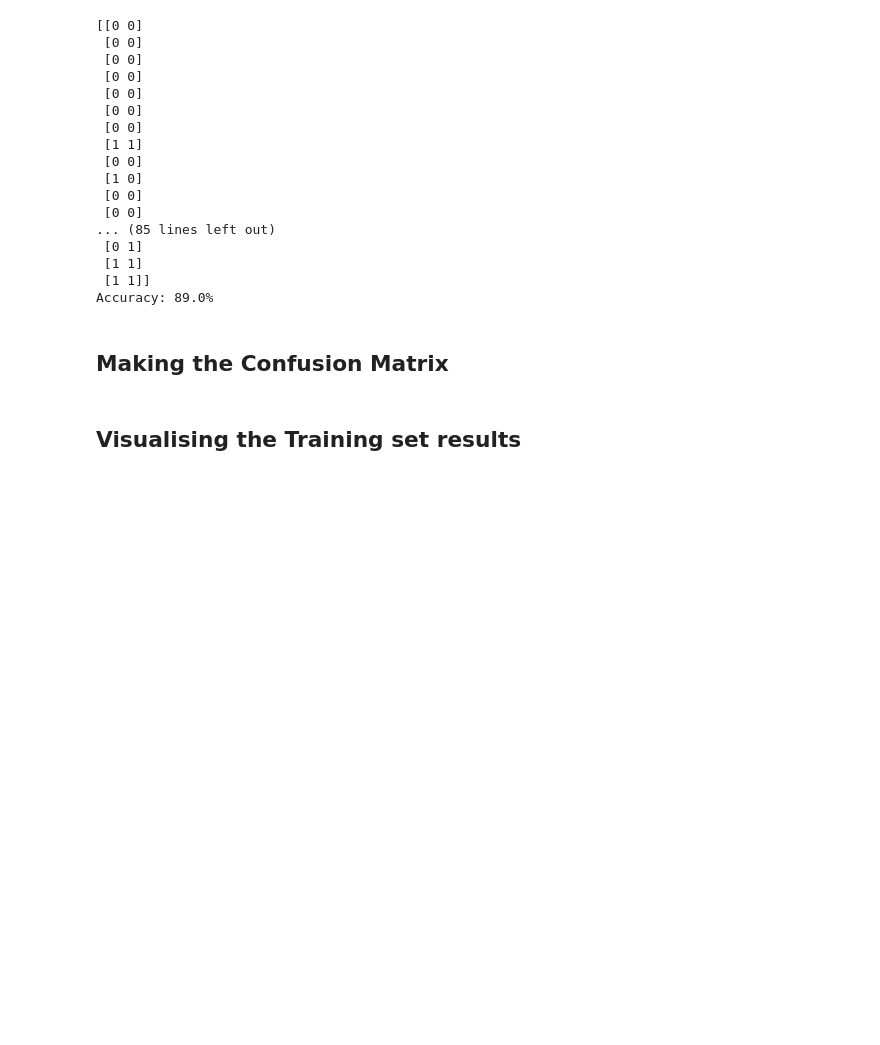
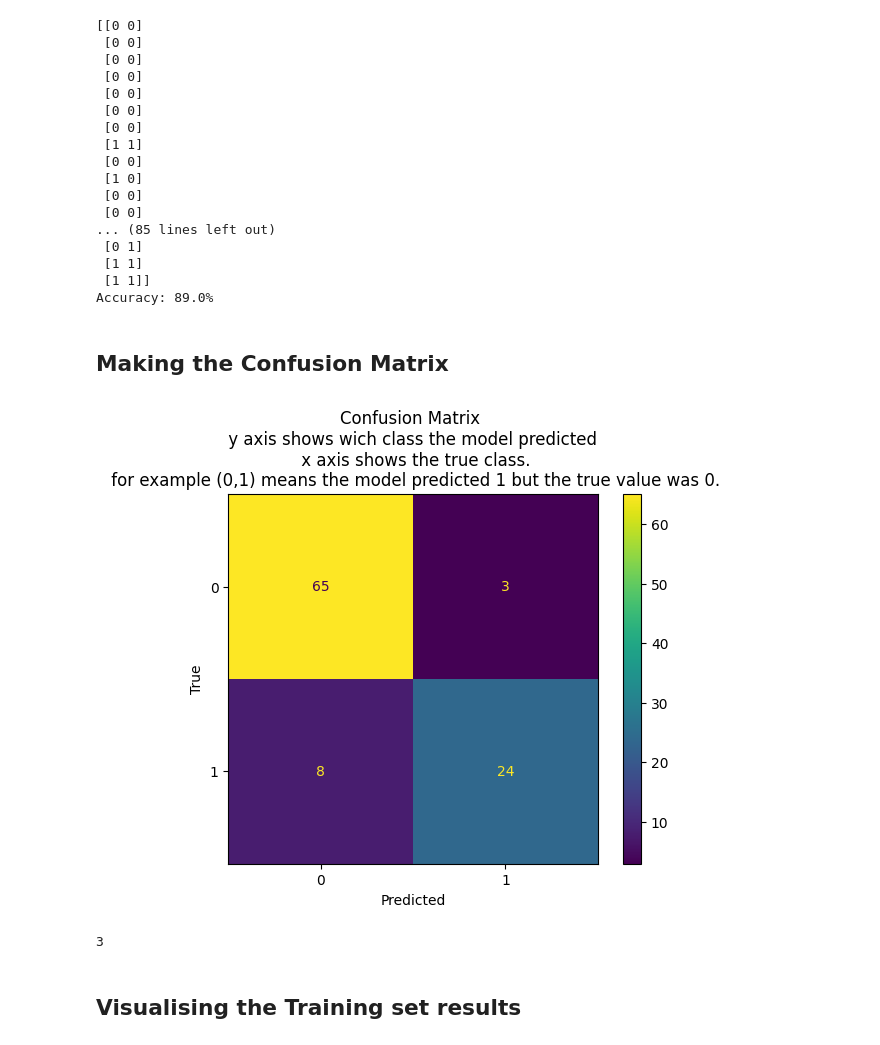
Before and after one commit to kbinko/machine_learning, a Jupyter notebook: Part 3 - Classification/Section 14 - Logistic Regression/logistic_regression.ipynb, the cells around one changed output. Cells and saved outputs as stored; diff of their text form; code cells hidden in the pictures; blank space fills up the shorter version.

```diff
--- a/Part 3 - Classification/Section 14 - Logistic Regression/logistic_regression.ipynb
+++ b/Part 3 - Classification/Section 14 - Logistic Regression/logistic_regression.ipynb
@@ -69,6 +69,18 @@ print(f"Accuracy: {score*100}%")
 Accuracy: 89.0%
 # %% [markdown]
 ## Making the Confusion Matrix
+# %%
+from sklearn.metrics import confusion_matrix, ConfusionMatrixDisplay
+cm = confusion_matrix(y_test, y_pred)
+disp = ConfusionMatrixDisplay(confusion_matrix=cm)
+disp.plot()
+disp.ax_.set_title('Confusion Matrix \n y axis shows wich class the model predicted \n x axis shows the true class.\n for example (0,1) means the model predicted 1 but the true value was 0.')
+disp.ax_.set_xlabel('Predicted')
+disp.ax_.set_ylabel('True')
+plt.show()
+# %% [output]
+[figure, added]
+3
 # %% [markdown]
 ## Visualising the Training set results
 # %% [markdown]
```
